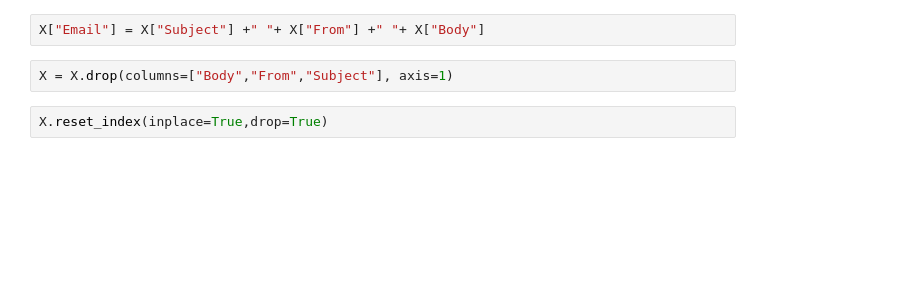
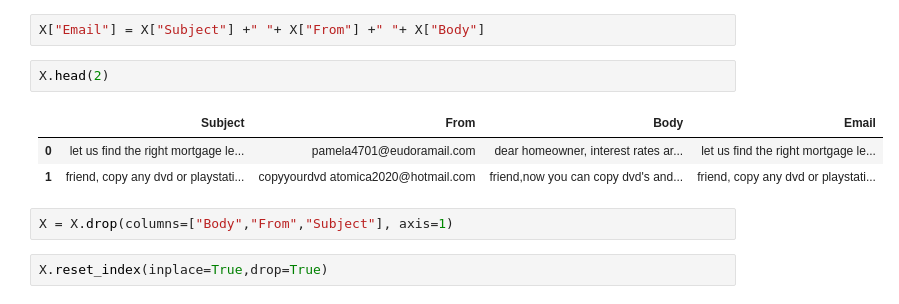
Before and after one commit to scottdyl/qtw, a Jupyter notebook: case study 3/Satvik/Model_S 2.ipynb, the cells around one changed output. Drawn from its saved outputs; the diff is of its cells as text; blank space fills up the shorter version.

```diff
--- a/case study 3/Satvik/Model_S 2.ipynb
+++ b/case study 3/Satvik/Model_S 2.ipynb
@@ -149,5 +120,11 @@ X = df.drop(["isSpam","FileID"], axis=1).copy()
 # %%
 X["Email"] = X["Subject"] +" "+ X["From"] +" "+ X["Body"]
+# %%
+X.head(2)
+# %% [output]
+|  | Subject | From | Body | Email |
+| 0 | let us find the right mortgage le... | pamela4701@eudoramail.com | dear homeowner, interest rates ar... | let us find the right mortgage le... |
+| 1 | friend, copy any dvd or playstati... | copyyourdvd atomica2020@hotmail.com | friend,now you can copy dvd's and... | friend, copy any dvd or playstati... |
 # %%
 X = X.drop(columns=["Body","From","Subject"], axis=1)
 # %%
```
Also changed, not shown: parts of 21 cells of this notebook.
